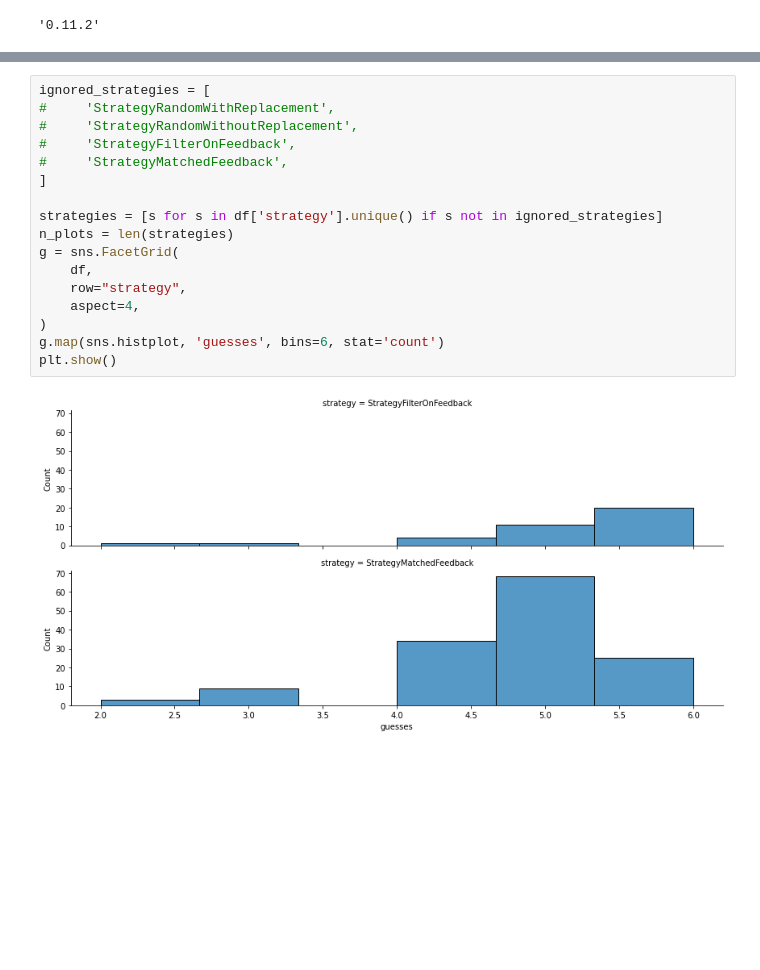
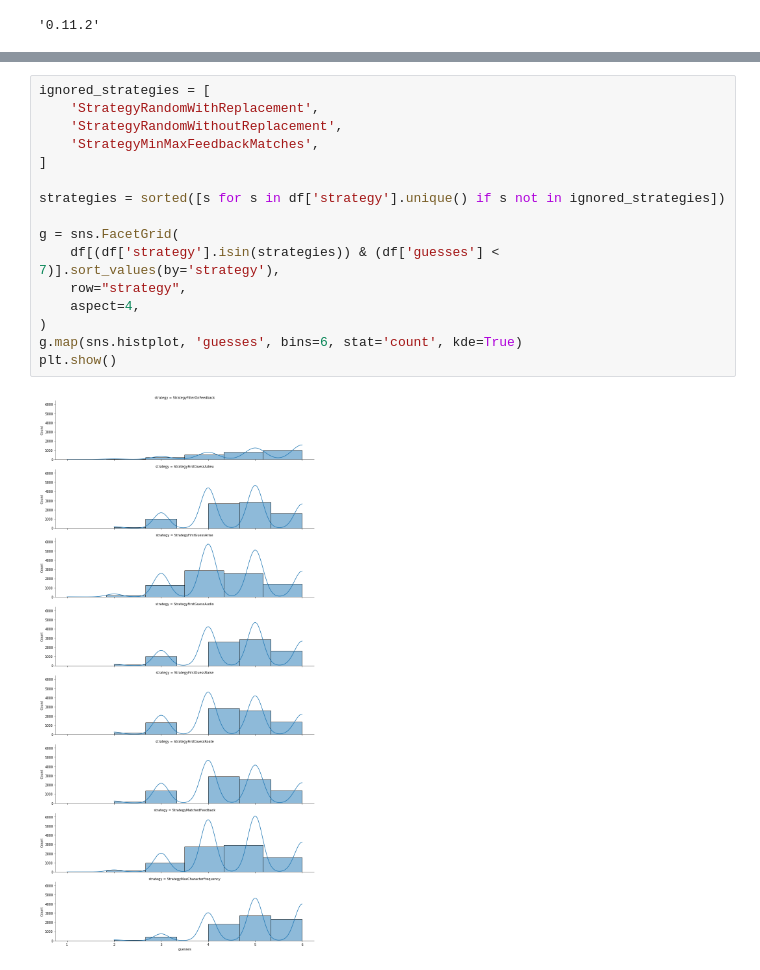
Before and after one commit to dmonroe85/wordle_experiments, a Jupyter notebook: Analyze.ipynb, the cells around one changed output, grey strips where cells are left out. Cells and saved outputs as stored; diff of their text form; blank space fills up the shorter version.

Commit message:
added new strategies, updated readme, updated notebook

```diff
--- a/Analyze.ipynb
+++ b/Analyze.ipynb
@@ -53,19 +100,18 @@ Max count = 79
 # %%
 ignored_strategies = [
-#     'StrategyRandomWithReplacement',
-#     'StrategyRandomWithoutReplacement',
-#     'StrategyFilterOnFeedback',
-#     'StrategyMatchedFeedback',
+    'StrategyRandomWithReplacement',
+    'StrategyRandomWithoutReplacement',
+    'StrategyMinMaxFeedbackMatches',
 ]
 
-strategies = [s for s in df['strategy'].unique() if s not in ignored_strategies]
-n_plots = len(strategies)
+strategies = sorted([s for s in df['strategy'].unique() if s not in ignored_strategies])
+
 g = sns.FacetGrid(
-    df,
+    df[(df['strategy'].isin(strategies)) & (df['guesses'] < 7)].sort_values(by='strategy'),
     row="strategy",
     aspect=4,
 )
-g.map(sns.histplot, 'guesses', bins=6, stat='count')
+g.map(sns.histplot, 'guesses', bins=6, stat='count', kde=True)
 plt.show()
 # %% [output]
-[figure, old version]
+[figure, new version]
```
Also changed, not shown: parts of 4 cells of this notebook, 9 other files.
